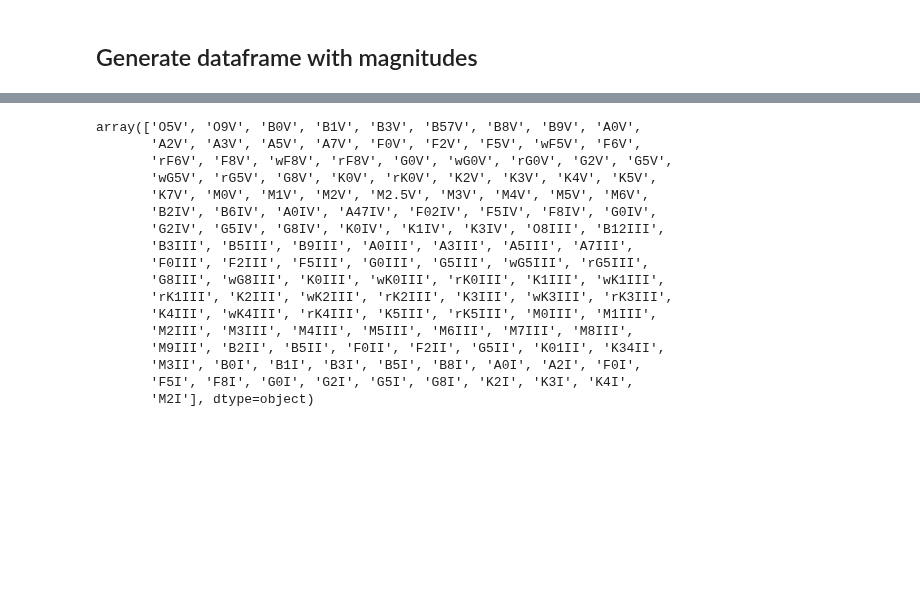
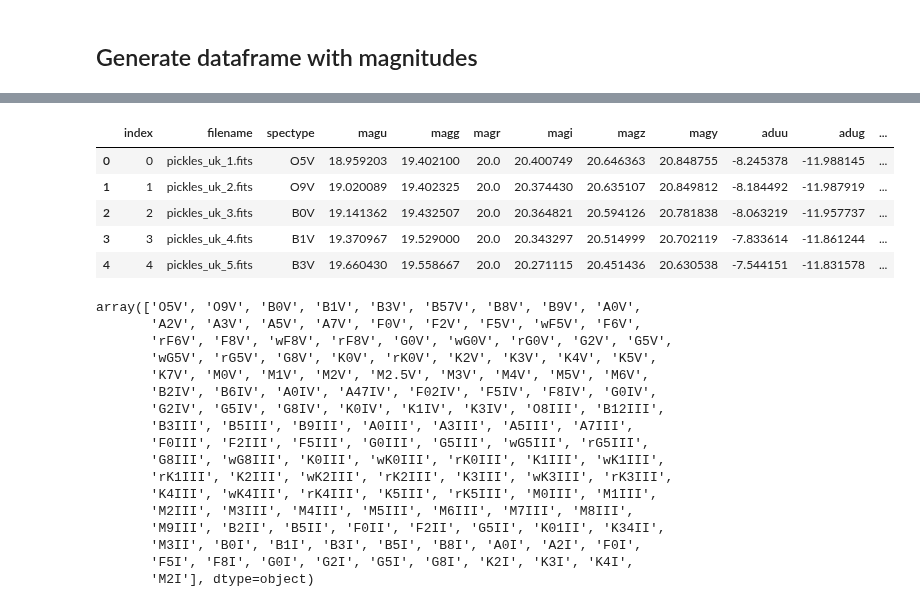
Before and after one commit to sylvielsstfr/RubinLSSTPhotometricCorrTuto, a Jupyter notebook: notebooks/06_SEDPicklesColors/ComputeMagnitudesPickles_auxtelSDSSfilters.ipynb, the cells around one changed output, grey strips where cells are left out. Drawn from its saved outputs; the diff is of its cells as text; code cells hidden in the pictures; blank space fills up the shorter version.

```diff
--- a/notebooks/06_SEDPicklesColors/ComputeMagnitudesPickles_auxtelSDSSfilters.ipynb
+++ b/notebooks/06_SEDPicklesColors/ComputeMagnitudesPickles_auxtelSDSSfilters.ipynb
@@ -361,7 +391,7 @@ for index in np.arange(NSED):
     the_sed = all_sed[index]
     for index2,f in enumerate(filter_tagnames) :
         mags_std[f] = the_sed.calc_mag(pc.bandpass_total_std[f])
-        adcs_std[f] = -2.5*np.log10(the_sed.calc_adu(pc.bandpass_total_std[f],photoparams))
+        adcs_stdmag[f] = -2.5*np.log10(the_sed.calc_adu(pc.bandpass_total_std[f],photoparams))
         df_out.loc[index] = [ index,filename, spectype ,
                               mags_std["u"],mags_std["g"],mags_std["r"],mags_std["i"],mags_std["z"],mags_std["y"],
-                             adcs_std["u"],adcs_std["g"],adcs_std["r"],adcs_std["i"],adcs_std["z"],adcs_std["y"]]
+                             adcs_stdmag["u"],adcs_stdmag["g"],adcs_stdmag["r"],adcs_stdmag["i"],adcs_stdmag["z"],adcs_stdmag["y"]]
@@ -412,3 +405,12 @@ See the caveats in the documentation: https://pandas.pydata.org/pandas-docs/stab
+# %%
+df_out.head()
+# %% [output]
+|  | index | filename | spectype | magu | magg | magr | magi | magz | magy | aduu | adug | ... |
+| 0 | 0 | pickles_uk_1.fits | O5V | 18.959203 | 19.402100 | 20.0 | 20.400749 | 20.646363 | 20.848755 | -8.245378 | -11.988145 | ... |
+| 1 | 1 | pickles_uk_2.fits | O9V | 19.020089 | 19.402325 | 20.0 | 20.374430 | 20.635107 | 20.849812 | -8.184492 | -11.987919 | ... |
+| 2 | 2 | pickles_uk_3.fits | B0V | 19.141362 | 19.432507 | 20.0 | 20.364821 | 20.594126 | 20.781838 | -8.063219 | -11.957737 | ... |
+| 3 | 3 | pickles_uk_4.fits | B1V | 19.370967 | 19.529000 | 20.0 | 20.343297 | 20.514999 | 20.702119 | -7.833614 | -11.861244 | ... |
+| 4 | 4 | pickles_uk_5.fits | B3V | 19.660430 | 19.558667 | 20.0 | 20.271115 | 20.451436 | 20.630538 | -7.544151 | -11.831578 | ... |
 # %%
 df_out.spectype.values
 # %% [output]
```
Also changed, not shown: parts of 10 cells of this notebook.
